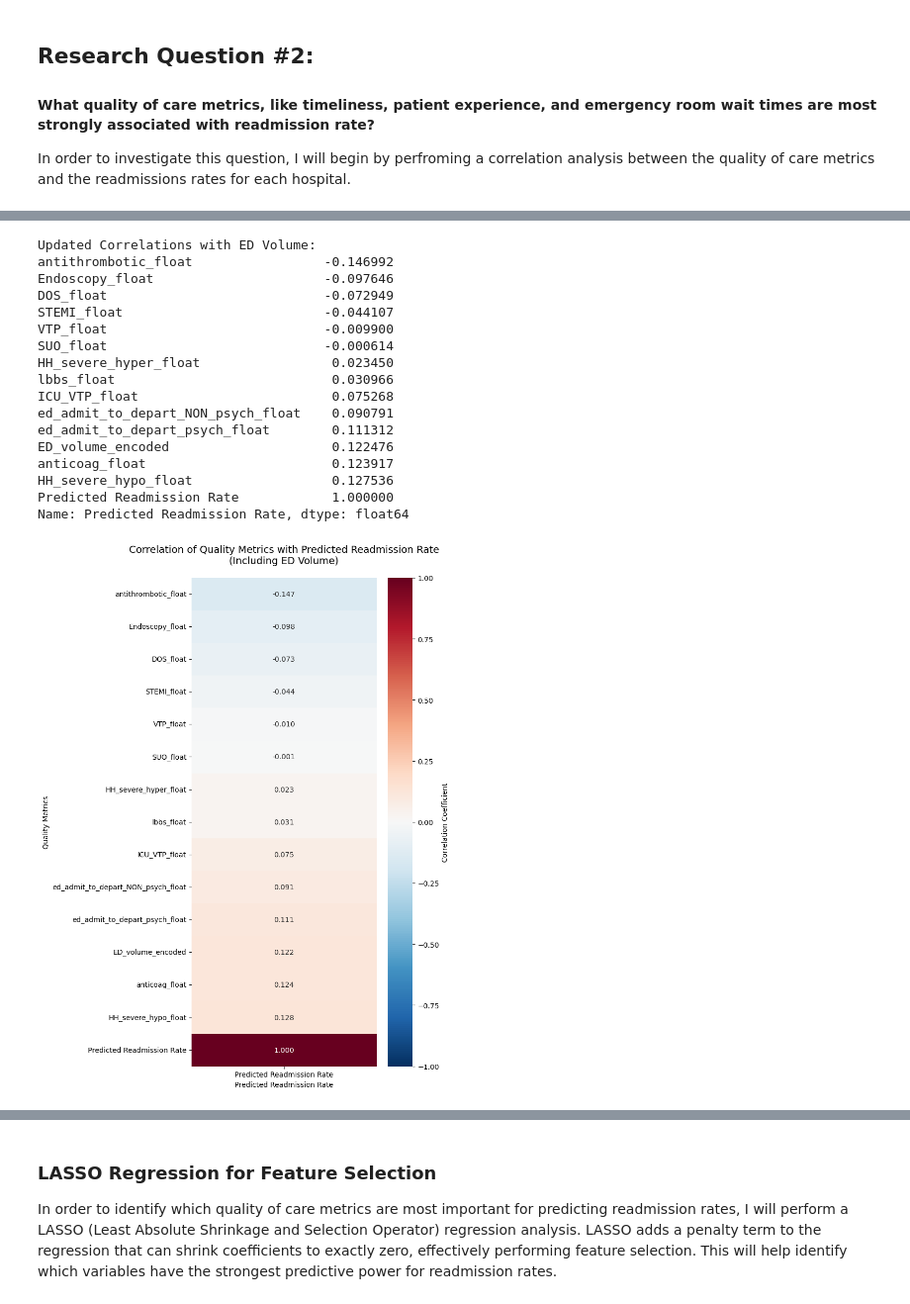
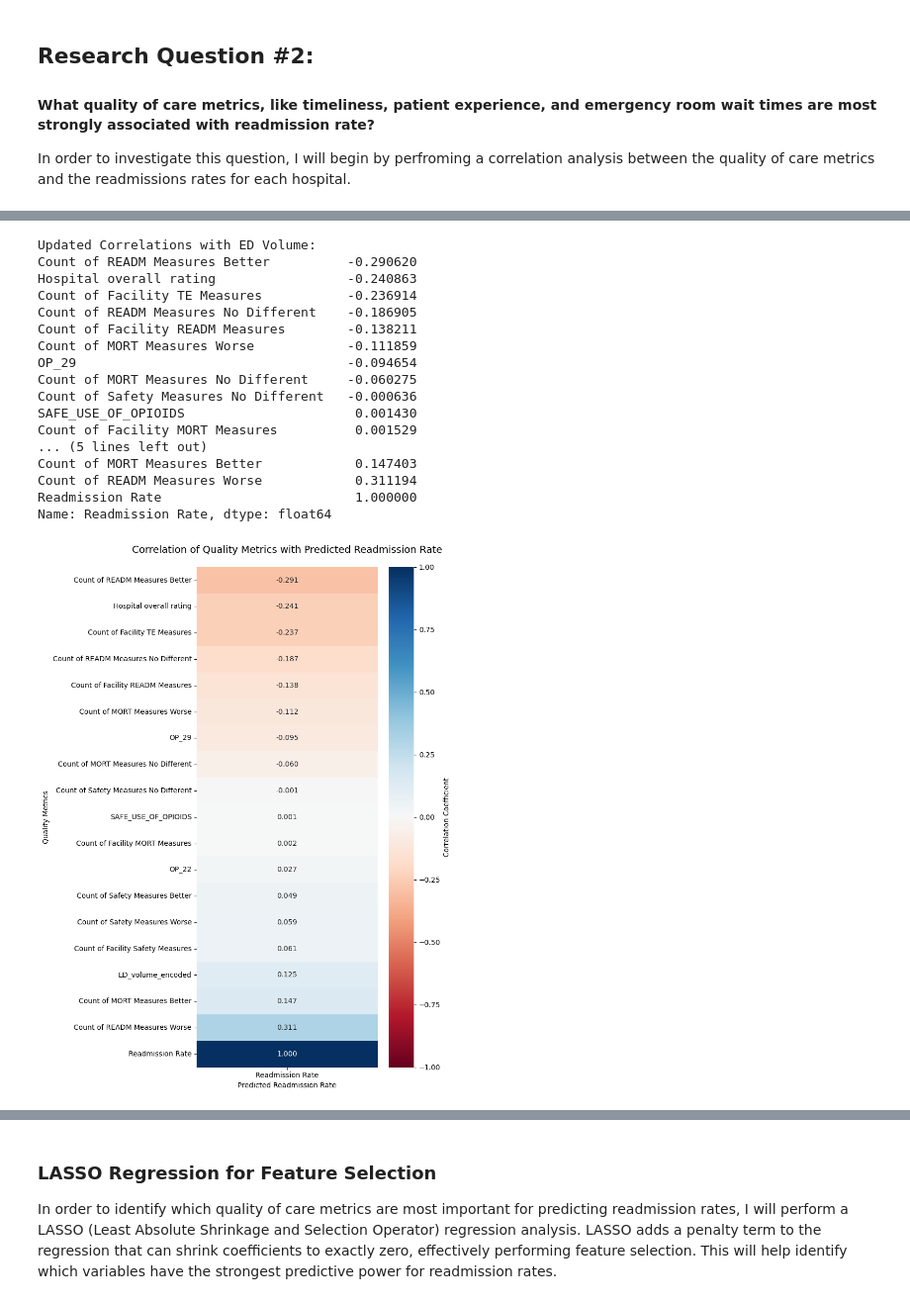
Before and after one commit to Ivaldivi/Patient-Readmission-Analysis, a Jupyter notebook: analysis/patient-readmission-analysis.ipynb, the cells around one changed output, grey strips where cells are left out. Shown at 99% size. Drawn from its saved outputs; the diff is of its cells as text; code cells hidden in the pictures.

```diff
--- a/analysis/patient-readmission-analysis.ipynb
+++ b/analysis/patient-readmission-analysis.ipynb
@@ -212,7 +212,7 @@ tec_filtered_wider = tec_filtered_wider.with_columns(
     pl.col("SAFE_USE_OF_OPIOIDS").cast(pl.Float64)
 )
 # %%
-hgi_filtered = hgi.drop(["State", "City/Town", "ZIP Code", "Telephone Number", "Address", "County/Parish", "Facility Name"]).with_columns(
+hgi_filtered = hgi.drop(["State", "Hospital Type", "City/Town", "ZIP Code", "Telephone Number", "Address", "County/Parish", "Facility Name"]).with_columns(
     pl.col("Meets criteria for birthing friendly designation").fill_null("N")
     )
 
@@ -483,72 +445,56 @@ corr_series = corr_mat['Predicted Readmission Rate'].sort_values()
 corr_df = pd.DataFrame(corr_series).T
 # %%
 # Update the filtered data to include ED volume encoding
-rrp_ha_tec_filtered_with_ed = rrp_ha_tec_filtered.with_columns(
-    pl.when(pl.col("Emergency department volume") == "low")
+rrp_ha_tec_filtered_with_ed = full_table.with_columns(
+    pl.when(pl.col("EDV") == "low")
     .then(1)
-    .when(pl.col("Emergency department volume") == "medium")
+    .when(pl.col("EDV") == "medium")
     .then(2)
-    .when(pl.col("Emergency department volume") == "high")
+    .when(pl.col("EDV") == "high")
     .then(3)
-    .when(pl.col("Emergency department volume")=="very high")
+    .when(pl.col("EDV")=="very high")
     .then(4)
     .otherwise(None)
     .cast(pl.Float64)
     .alias("ED_volume_encoded")
 )
 
 # Recalculate correlation matrix with ED volume
-numeric_rrp_ha_tec = rrp_ha_tec_filtered_with_ed.select([
-    'Predicted Readmission Rate',
-    'ED_volume_encoded',
-    "STEMI_float",
-    "ICU_VTP_float",
-    "VTP_float",
-    "DOS_float",
-    "anticoag_float",
-    'SUO_float',
-    'HH_severe_hyper_float',
-    'HH_severe_hypo_float',
-    'lbbs_float',
-    'ed_admit_to_depart_NON_psych_float',
-    'ed_admit_to_depart_psych_float',
-    'antithrombotic_float',
-    'Endoscopy_float'
-])
-corr_mat_with_ed = numeric_rrp_ha_tec.to_pandas().corr()
+
+corr_mat_with_ed = rrp_ha_tec_filtered_with_ed.drop(["Facility Name","EDV","Facility ID", "State", "Hospital Ownership", "Emergency Services", "Meets criteria for birthing friendly designation"]).to_pandas().corr()
 
 # Display the updated correlations
-corr_series_with_ed = corr_mat_with_ed['Predicted Readmission Rate'].sort_values()
+corr_series_with_ed = corr_mat_with_ed['Readmission Rate'].sort_values()
 print("\nUpdated Correlations with ED Volume:")
 print(corr_series_with_ed)
 
 # Create updated heatmap
 plt.figure(figsize=(8, 11))
 corr_vertical_with_ed = pd.DataFrame(corr_series_with_ed)
-sns.heatmap(corr_vertical_with_ed, annot=True, fmt='.3f', cmap='RdBu_r', center=0,
+sns.heatmap(corr_vertical_with_ed, annot=True, fmt='.3f', cmap='RdBu', center=0,
             cbar_kws={'label': 'Correlation Coefficient'},
             vmin=-1, vmax=1)
-plt.title('Correlation of Quality Metrics with Predicted Readmission Rate\n(Including ED Volume)', fontsize=14, pad=20)
+plt.title('Correlation of Quality Metrics with Predicted Readmission Rate', fontsize=14, pad=20)
 plt.xlabel('Predicted Readmission Rate')
 plt.ylabel('Quality Metrics')
 plt.tight_layout()
 plt.show()
 # %% [output]
 Updated Correlations with ED Volume:
-antithrombotic_float                 -0.146992
-Endoscopy_float                      -0.097646
-DOS_float                            -0.072949
-STEMI_float                          -0.044107
-VTP_float                            -0.009900
-SUO_float                            -0.000614
-HH_severe_hyper_float                 0.023450
-lbbs_float                            0.030966
-ICU_VTP_float                         0.075268
-ed_admit_to_depart_NON_psych_float    0.090791
-ed_admit_to_depart_psych_float        0.111312
-ED_volume_encoded                     0.122476
-anticoag_float                        0.123917
-HH_severe_hypo_float                  0.127536
-Predicted Readmission Rate            1.000000
-Name: Predicted Readmission Rate, dtype: float64
+Count of READM Measures Better          -0.290620
+Hospital overall rating                 -0.240863
+Count of Facility TE Measures           -0.236914
+Count of READM Measures No Different    -0.186905
+Count of Facility READM Measures        -0.138211
+Count of MORT Measures Worse            -0.111859
+OP_29                                   -0.094654
+Count of MORT Measures No Different     -0.060275
+Count of Safety Measures No Different   -0.000636
+SAFE_USE_OF_OPIOIDS                      0.001430
+Count of Facility MORT Measures          0.001529
+... (5 lines left out)
+Count of MORT Measures Better            0.147403
+Count of READM Measures Worse            0.311194
+Readmission Rate                         1.000000
+Name: Readmission Rate, dtype: float64
-[figure, old version]
+[figure, new version]
```
Also changed, not shown: parts of 24 cells of this notebook.
